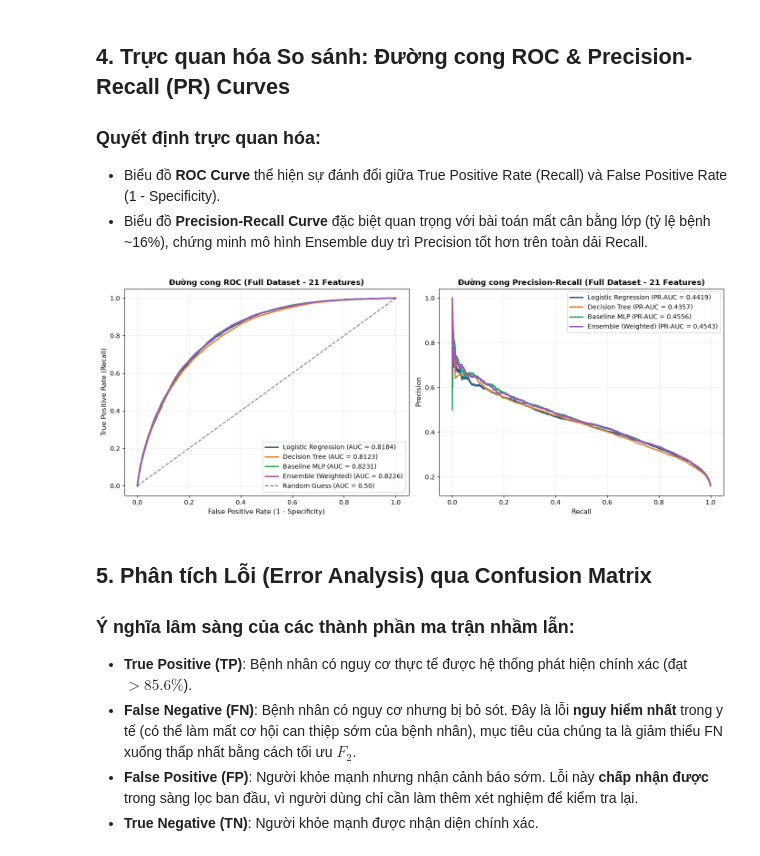
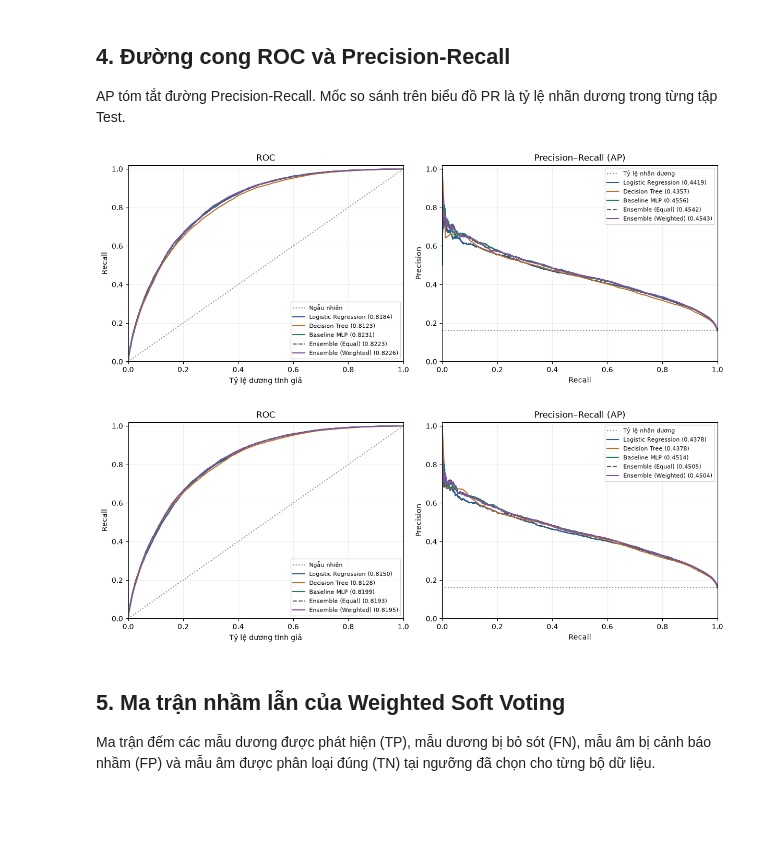
Before and after one commit to ncn2569/Machine_Learning_Project, a Jupyter notebook: notebooks/05_ensemble_and_evaluation.ipynb, the cells around one changed output. Cells and saved outputs as stored; diff of their text form; code cells hidden in the pictures; blank space fills up the shorter version.

```diff
--- a/notebooks/05_ensemble_and_evaluation.ipynb
+++ b/notebooks/05_ensemble_and_evaluation.ipynb
@@ -157,51 +173,38 @@ display(df_display)
 # %% [markdown]
-## 4. Trực quan hóa So sánh: Đường cong ROC & Precision-Recall (PR) Curves
-### Quyết định trực quan hóa:
-- Biểu đồ **ROC Curve** thể hiện sự đánh đổi giữa True Positive Rate (Recall) và False Positive Rate (1 - Specificity).
-- Biểu đồ **Precision-Recall Curve** đặc biệt quan trọng với bài toán mất cân bằng lớp (tỷ lệ bệnh ~16%), chứng minh mô hình Ensemble duy trì Precision tốt hơn trên toàn dải Recall.
+## 4. Đường cong ROC và Precision-Recall
+AP tóm tắt đường Precision-Recall. Mốc so sánh trên biểu đồ PR là tỷ lệ nhãn dương trong từng tập Test.
 # %%
-fig, axes = plt.subplots(1, 2, figsize=(14, 5.5))
-models_plot = {
-    "Logistic Regression": (p_lr_full, "#2b5c8f"),
-    "Decision Tree": (p_dt_full, "#e67e22"),
-    "Baseline MLP": (p_mlp_full, "#27ae60"),
-    "Ensemble (Weighted)": (p_ens_w_full, "#9b59b6")
-}
+model_labels = ["Logistic Regression", "Decision Tree", "Baseline MLP", "Ensemble (Equal)", "Ensemble (Weighted)"]
+model_colors = ["#2b5c8f", "#c56c1a", "#238253", "#485866", "#8053a2"]
+curves = [
+    ("full", y_test_full, [p_lr_full, p_dt_full, p_mlp_full, p_ens_eq_full, p_ens_w_full]),
+    ("selected", y_test_sel, [p_lr_sel, p_dt_sel, p_mlp_sel, p_ens_eq_sel, p_ens_w_sel]),
+]
 
-#ROC Curves
-for name, (prob, col) in models_plot.items():
-    fpr, tpr, _ = roc_curve(y_test_full, prob)
-    auc_val = roc_auc_score(y_test_full, prob)
-    axes[0].plot(fpr, tpr, label=f"{name} (AUC = {auc_val:.4f})", color=col, lw=2.2)
+for dataset, labels, scores in curves:
+    fig, (ax_roc, ax_pr) = plt.subplots(1, 2, figsize=(12, 4.5), layout="constrained")
 
-axes[0].plot([0, 1], [0, 1], "k--", alpha=0.5, label="Random Guess (AUC = 0.50)")
-axes[0].set_title("Đường cong ROC (Full Dataset - 21 Features)", fontsize=12, fontweight="bold")
-axes[0].set_xlabel("False Positive Rate (1 - Specificity)", fontsize=11)
-axes[0].set_ylabel("True Positive Rate (Recall)", fontsize=11)
-axes[0].legend(loc="lower right", frameon=True)
-axes[0].grid(True, linestyle=":", alpha=0.6)
+    ax_roc.plot([0, 1], [0, 1], ":", color="0.55", label="Ngẫu nhiên")
+    ax_pr.axhline(labels.mean(), ls=":", color="0.55", label="Tỷ lệ nhãn dương")
+    for name, color, score in zip(model_labels, model_colors, scores):
+        fpr, tpr, _ = roc_curve(labels, score)
+        precision, recall, _ = precision_recall_curve(labels, score)
+        style = "--" if name == "Ensemble (Equal)" else "-"
+        ax_roc.plot(fpr, tpr, style, color=color, label=f"{name} ({roc_auc_score(labels, score):.4f})")
+        ax_pr.plot(recall, precision, style, color=color, label=f"{name} ({average_precision_score(labels, score):.4f})")
 
-# Precision-Recall Curves
-for name, (prob, col) in models_plot.items():
-    prec, rec, _ = precision_recall_curve(y_test_full, prob)
-    pr_auc_val = average_precision_score(y_test_full, prob)
-    axes[1].plot(rec, prec, label=f"{name} (PR-AUC = {pr_auc_val:.4f})", color=col, lw=2.2)
+    ax_roc.set(title="ROC", xlabel="Tỷ lệ dương tính giả", ylabel="Recall", xlim=(0, 1), ylim=(0, 1.02))
+    ax_pr.set(title="Precision–Recall (AP)", xlabel="Recall", ylabel="Precision", xlim=(0, 1), ylim=(0, 1.02))
+    for ax, legend_loc in [(ax_roc, "lower right"), (ax_pr, "upper right")]:
+        ax.grid(alpha=0.2)
+        ax.legend(loc=legend_loc, fontsize=8)
 
-axes[1].set_title("Đường cong Precision-Recall (Full Dataset - 21 Features)", fontsize=12, fontweight="bold")
-axes[1].set_xlabel("Recall", fontsize=11)
-axes[1].set_ylabel("Precision", fontsize=11)
-axes[1].legend(loc="upper right", frameon=True)
-axes[1].grid(True, linestyle=":", alpha=0.6)
-
-plt.tight_layout()
-plt.show()
+    plt.show()
 # %% [output]
-[figure, old version]
+[figure, new version]
+[figure, added]
 # %% [markdown]
-## 5. Phân tích Lỗi (Error Analysis) qua Confusion Matrix
-### Ý nghĩa lâm sàng của các thành phần ma trận nhầm lẫn:
-- **True Positive (TP)**: Bệnh nhân có nguy cơ thực tế được hệ thống phát hiện chính xác (đạt $>85.6\%$).
-- **False Negative (FN)**: Bệnh nhân có nguy cơ nhưng bị bỏ sót. Đây là lỗi **nguy hiểm nhất** trong y tế (có thể làm mất cơ hội can thiệp sớm của bệnh nhân), mục tiêu của chúng ta là giảm thiểu FN xuống thấp nhất bằng cách tối ưu $F_2$.
-- **False Positive (FP)**: Người khỏe mạnh nhưng nhận cảnh báo sớm. Lỗi này **chấp nhận được** trong sàng lọc ban đầu, vì người dùng chỉ cần làm thêm xét nghiệm để kiểm tra lại.
-- **True Negative (TN)**: Người khỏe mạnh được nhận diện chính xác.
+## 5. Ma trận nhầm lẫn của Weighted Soft Voting
+
+Ma trận đếm các mẫu dương được phát hiện (TP), mẫu dương bị bỏ sót (FN), mẫu âm bị cảnh báo nhầm (FP) và mẫu âm được phân loại đúng (TN) tại ngưỡng đã chọn cho từng bộ dữ liệu.
 # %%
```
Also changed, not shown: parts of 18 cells of this notebook, 2 other files.
